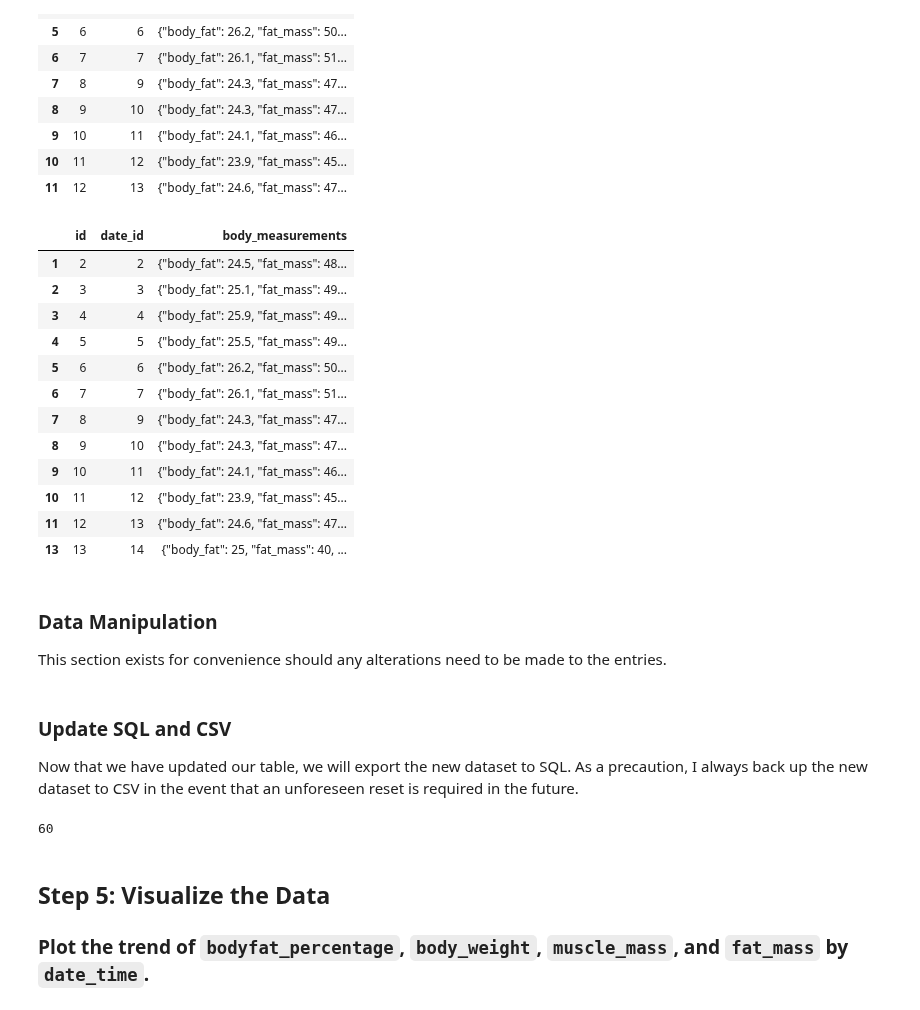
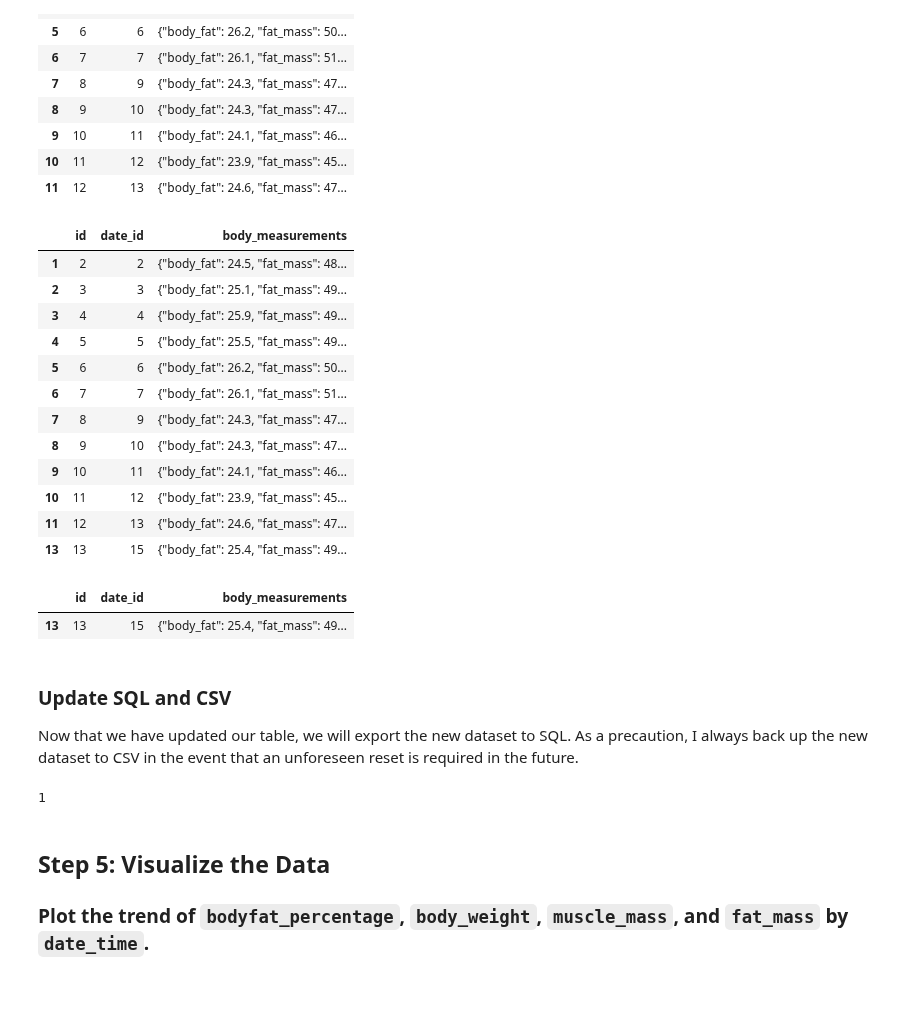
Before and after one commit to Artuk009/NewDIetAndExercise, a Jupyter notebook: Diet_Stuff/body_measurements_v2.ipynb, the cells around one changed output. Cells and saved outputs as stored; diff of their text form; code cells hidden in the pictures.

```diff
--- a/Diet_Stuff/body_measurements_v2.ipynb
+++ b/Diet_Stuff/body_measurements_v2.ipynb
@@ -114,43 +115,48 @@ current_measurements
 # %%
 import json as j
 
 new_id = len(current_details)+1
 date_id = dates_df.loc[0, 'id']
-# new_bfp = float(input("Enter Body Fat Percentage: "))
-# new_fm = float(input("Enter Fat Mass: "))
-# new_bw = float(input("Enter Body Weight: "))
-# new_mm = float(input("Enter Muscle Mass: "))
-# new_wt = input("Enter Workout Type: ")
+new_bfp = float(input("Enter Body Fat Percentage: "))
+new_fm = float(input("Enter Fat Mass: "))
+new_bw = float(input("Enter Body Weight: "))
+new_mm = float(input("Enter Muscle Mass: "))
+new_wt = input("Enter Workout Type: ")
 
-new_measurements = j.dumps({'body_fat': 25, 'fat_mass': 40, 'body_weight': 195, 'muscle_mass': 80,
-                    'workout_type': 'REST'})
+new_measurements = j.dumps(
+    {'body_fat': new_bfp, 'fat_mass': new_fm, 'body_weight': new_bw,
+     'muscle_mass': new_mm, 'workout_type': new_wt}
+)
 new_entry = [new_id, date_id, new_measurements]
 updated_measurements = current_measurements.copy()
 updated_measurements.loc[len(current_details)+1] = new_entry
 updated_measurements.tail(12)
 # %% [output]
 |  | id | date_id | body_measurements |
 | 1 | 2 | 2 | {"body_fat": 24.5, "fat_mass": 48... |
 | 2 | 3 | 3 | {"body_fat": 25.1, "fat_mass": 49... |
 | 3 | 4 | 4 | {"body_fat": 25.9, "fat_mass": 49... |
 | 4 | 5 | 5 | {"body_fat": 25.5, "fat_mass": 49... |
 | 5 | 6 | 6 | {"body_fat": 26.2, "fat_mass": 50... |
 | 6 | 7 | 7 | {"body_fat": 26.1, "fat_mass": 51... |
 | 7 | 8 | 9 | {"body_fat": 24.3, "fat_mass": 47... |
 | 8 | 9 | 10 | {"body_fat": 24.3, "fat_mass": 47... |
 | 9 | 10 | 11 | {"body_fat": 24.1, "fat_mass": 46... |
 | 10 | 11 | 12 | {"body_fat": 23.9, "fat_mass": 45... |
 | 11 | 12 | 13 | {"body_fat": 24.6, "fat_mass": 47... |
-| 13 | 13 | 14 | {"body_fat": 25, "fat_mass": 40, ... |
+| 13 | 13 | 15 | {"body_fat": 25.4, "fat_mass": 49... |
-# %% [markdown]
-### Data Manipulation
-This section exists for convenience should any alterations need to be made to the entries.
+# %%
+last_entry = updated_measurements[updated_measurements['id'] > original_len]
+last_entry
+# %% [output]
+|  | id | date_id | body_measurements |
+| 13 | 13 | 15 | {"body_fat": 25.4, "fat_mass": 49... |
 # %% [markdown]
 ### Update SQL and CSV
 Now that we have updated our table, we will export the new dataset to SQL. As a precaution, I always
 back up the new dataset to CSV in the event that an unforeseen reset is required in the future.
 # %%
 # Export updated table to sql with time stamp.
-new_measurements.to_sql('weight_details_2023', mysql_url, if_exists='replace')
+last_entry.to_sql('body_measurements_json', mysql_url, if_exists='append', index=False)
 # %% [output]
-60
+1
```
Also changed, not shown: parts of 12 cells of this notebook, 5 other files.
